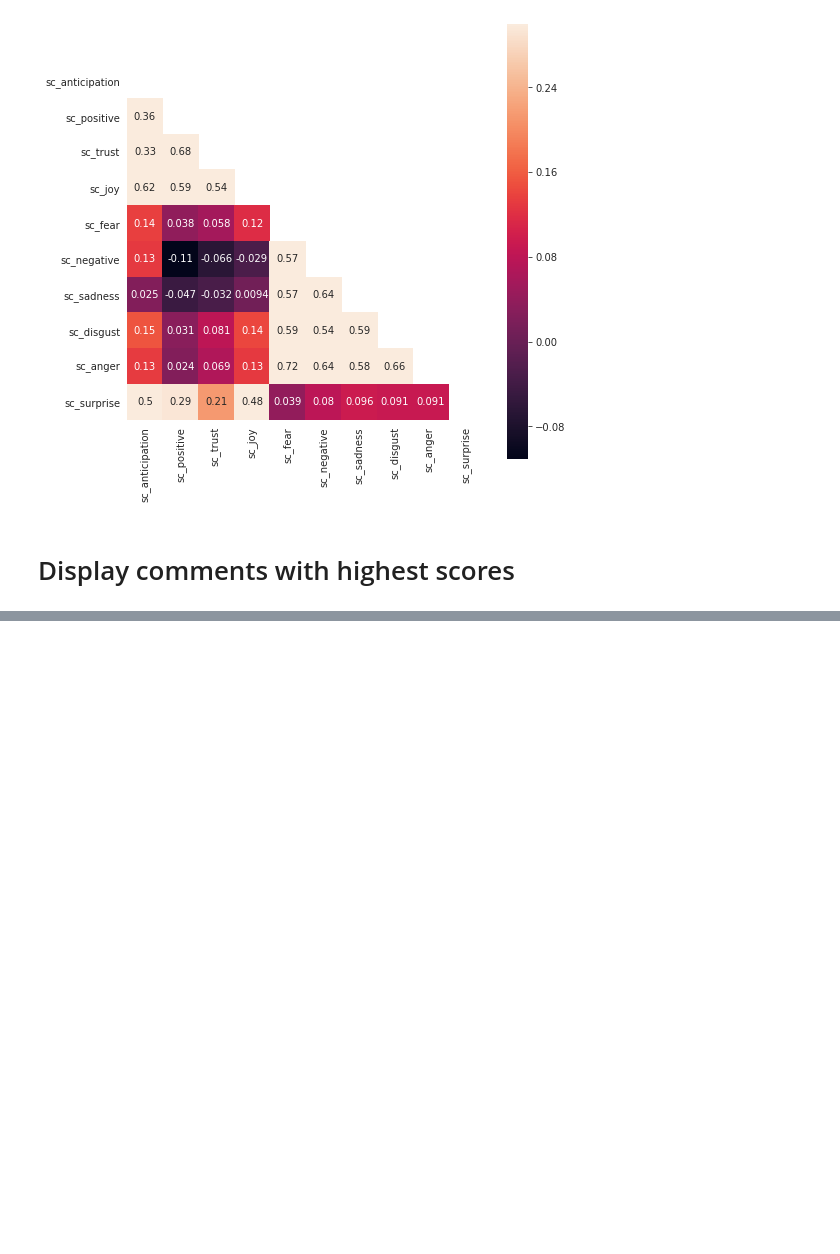
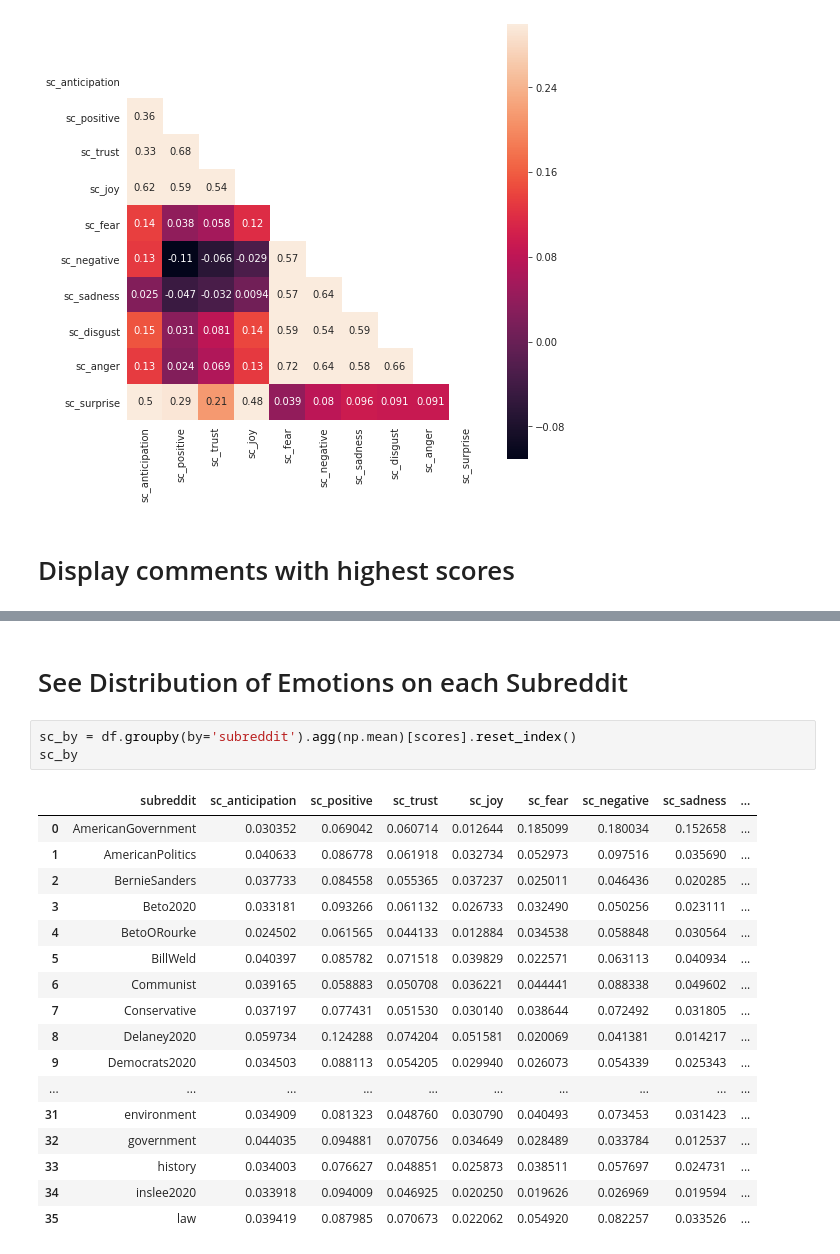
Before and after one commit to nvarg/RedditDataMining, a Jupyter notebook: Emotion-Mining/3 Analysis.ipynb, the cells around one changed output, grey strips where cells are left out. Cells and saved outputs as stored; diff of their text form; blank space fills up the shorter version.

```diff
--- a/Emotion-Mining/3 Analysis.ipynb
+++ b/Emotion-Mining/3 Analysis.ipynb
@@ -244,0 +253,23 @@ for s in scores:
+# %% [markdown]
+# See Distribution of Emotions on each Subreddit
+# %%
+sc_by = df.groupby(by='subreddit').agg(np.mean)[scores].reset_index()
+sc_by
+# %% [output]
+|  | subreddit | sc_anticipation | sc_positive | sc_trust | sc_joy | sc_fear | sc_negative | sc_sadness | ... |
+| 0 | AmericanGovernment | 0.030352 | 0.069042 | 0.060714 | 0.012644 | 0.185099 | 0.180034 | 0.152658 | ... |
+| 1 | AmericanPolitics | 0.040633 | 0.086778 | 0.061918 | 0.032734 | 0.052973 | 0.097516 | 0.035690 | ... |
+| 2 | BernieSanders | 0.037733 | 0.084558 | 0.055365 | 0.037237 | 0.025011 | 0.046436 | 0.020285 | ... |
+| 3 | Beto2020 | 0.033181 | 0.093266 | 0.061132 | 0.026733 | 0.032490 | 0.050256 | 0.023111 | ... |
+| 4 | BetoORourke | 0.024502 | 0.061565 | 0.044133 | 0.012884 | 0.034538 | 0.058848 | 0.030564 | ... |
+| 5 | BillWeld | 0.040397 | 0.085782 | 0.071518 | 0.039829 | 0.022571 | 0.063113 | 0.040934 | ... |
+| 6 | Communist | 0.039165 | 0.058883 | 0.050708 | 0.036221 | 0.044441 | 0.088338 | 0.049602 | ... |
+| 7 | Conservative | 0.037197 | 0.077431 | 0.051530 | 0.030140 | 0.038644 | 0.072492 | 0.031805 | ... |
+| 8 | Delaney2020 | 0.059734 | 0.124288 | 0.074204 | 0.051581 | 0.020069 | 0.041381 | 0.014217 | ... |
+| 9 | Democrats2020 | 0.034503 | 0.088113 | 0.054205 | 0.029940 | 0.026073 | 0.054339 | 0.025343 | ... |
+| ... | ... | ... | ... | ... | ... | ... | ... | ... | ... |
+| 31 | environment | 0.034909 | 0.081323 | 0.048760 | 0.030790 | 0.040493 | 0.073453 | 0.031423 | ... |
+| 32 | government | 0.044035 | 0.094881 | 0.070756 | 0.034649 | 0.028489 | 0.033784 | 0.012537 | ... |
+| 33 | history | 0.034003 | 0.076627 | 0.048851 | 0.025873 | 0.038511 | 0.057697 | 0.024731 | ... |
+| 34 | inslee2020 | 0.033918 | 0.094009 | 0.046925 | 0.020250 | 0.019626 | 0.026969 | 0.019594 | ... |
+| 35 | law | 0.039419 | 0.087985 | 0.070673 | 0.022062 | 0.054920 | 0.082257 | 0.033526 | ... |
```
Also changed, not shown: parts of 4 cells of this notebook.
